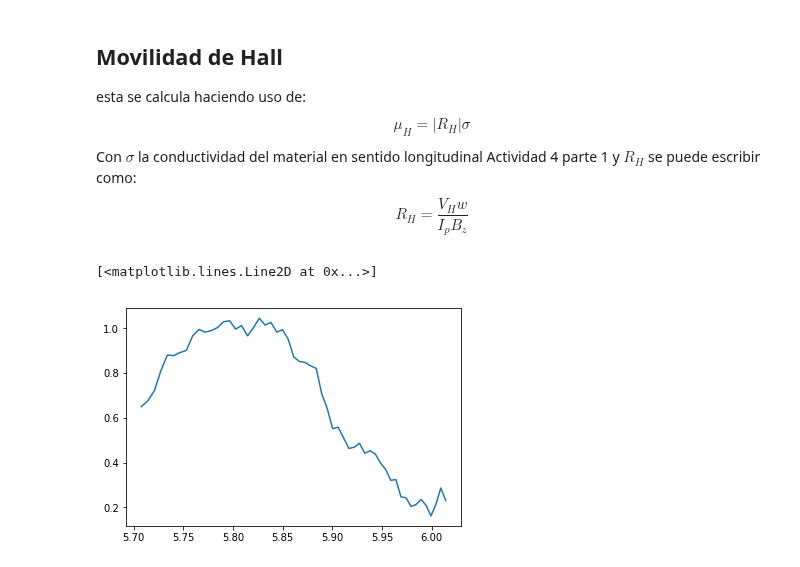
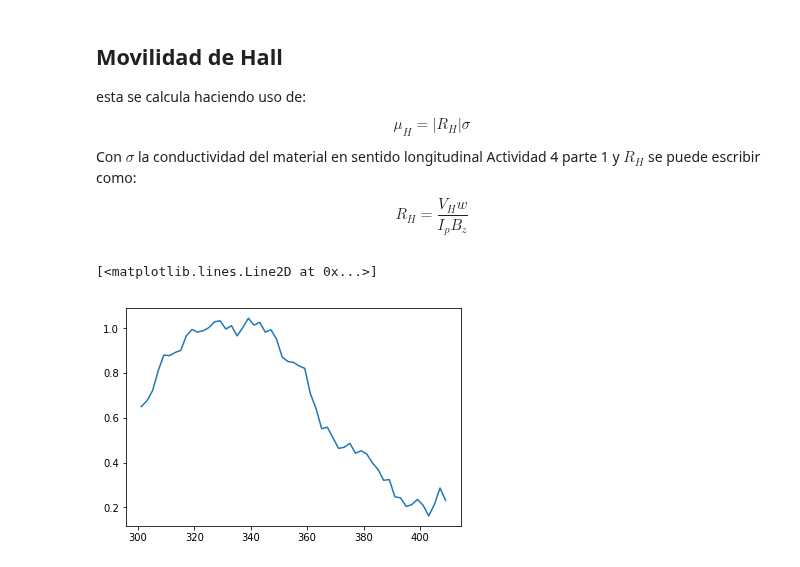
Before and after one commit to jamontanac/Laboratorio-Avanzado, a Jupyter notebook: Hall_Effect/Analisis.ipynb, the cells around one changed output. Cells and saved outputs as stored; diff of their text form; code cells hidden in the pictures.

```diff
--- a/Hall_Effect/Analisis.ipynb
+++ b/Hall_Effect/Analisis.ipynb
@@ -571,7 +571,7 @@ def conductividad(Temperatura):
 R_H=np.array(Act_4_2["Voltaje Hall(mV)"])/(30.0*1.75)
 mu_H=np.abs(R_H)*conductividad(np.array(Act_4_2.Temperatura))
 # %%
-plt.plot(np.log(np.array(Act_4_2.Temperatura)),mu_H)
+plt.plot(np.array(Act_4_2.Temperatura),mu_H)
 # %% [output]
 [<matplotlib.lines.Line2D at 0x...>]
-[figure, old version]
+[figure, new version]
```
Also changed, not shown: parts of 7 cells of this notebook.
